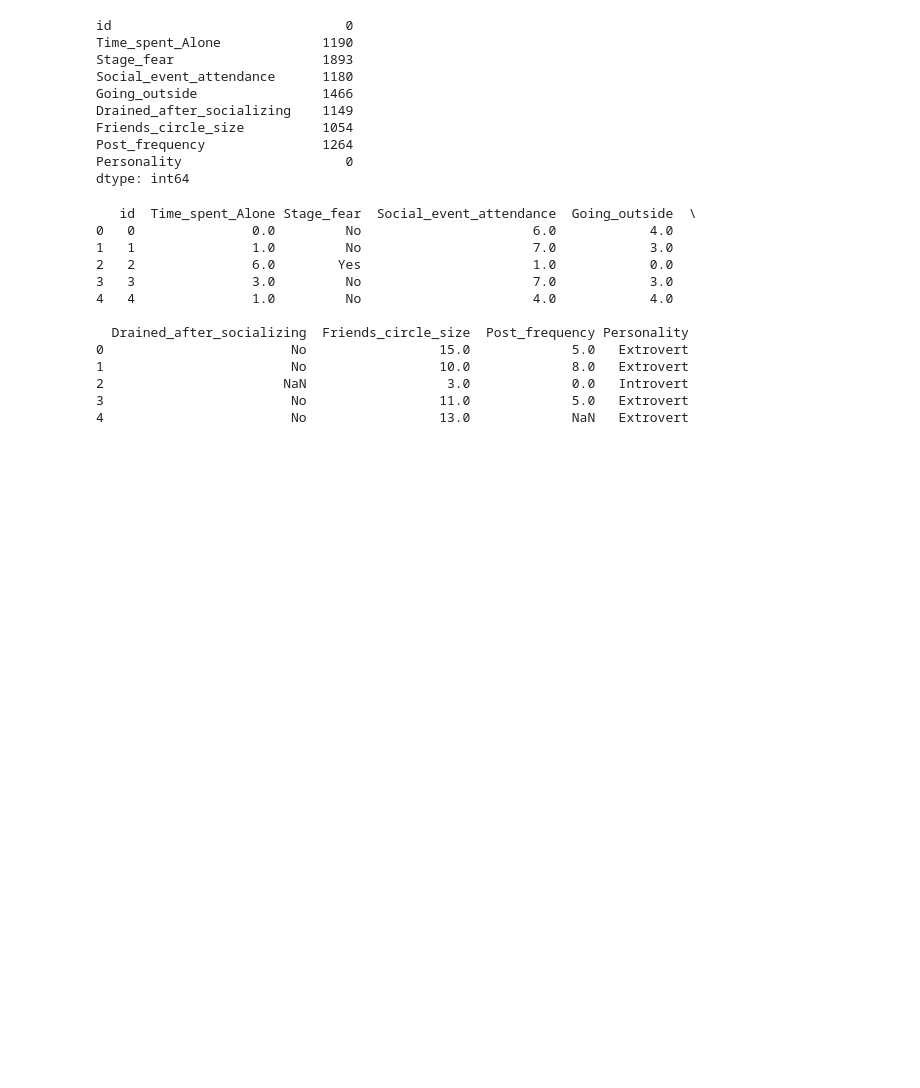
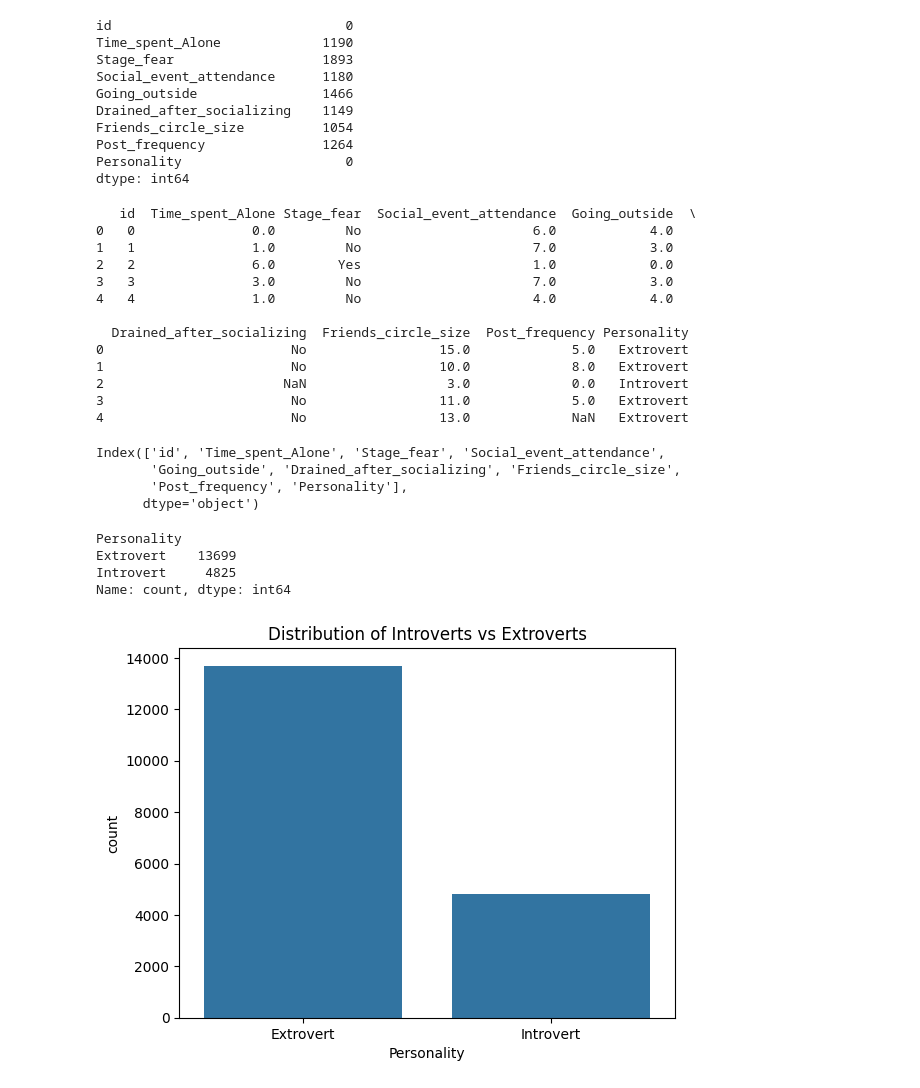
Before and after one commit to Ishikasingh101/Introvert_Extrovert_Predictor, a Jupyter notebook: Predict_the__Introverts__from_the__Extroverts.ipynb, the cells around one changed output. Cells and saved outputs as stored; diff of their text form; code cells hidden in the pictures; blank space fills up the shorter version.

```diff
--- a/Predict_the__Introverts__from_the__Extroverts.ipynb
+++ b/Predict_the__Introverts__from_the__Extroverts.ipynb
@@ -58,3 +75,24 @@ print(train.head())
 2                       NaN                  3.0             0.0   Introvert
 3                        No                 11.0             5.0   Extrovert
 4                        No                 13.0             NaN   Extrovert
+# %%
+print(train.columns)
+# %% [output]
+Index(['id', 'Time_spent_Alone', 'Stage_fear', 'Social_event_attendance',
+       'Going_outside', 'Drained_after_socializing', 'Friends_circle_size',
+       'Post_frequency', 'Personality'],
+      dtype='object')
+# %%
+print(train['Personality'].value_counts())
+# %% [output]
+Personality
+Extrovert    13699
+Introvert     4825
+Name: count, dtype: int64
+# %%
+# How many records are labeled as Introvert vs Extrovert.
+sns.countplot(x='Personality', data=train)
+plt.title("Distribution of Introverts vs Extroverts")
+plt.show()
+# %% [output]
+[figure, added]
```
Also changed, not shown: parts of 5 cells of this notebook.
